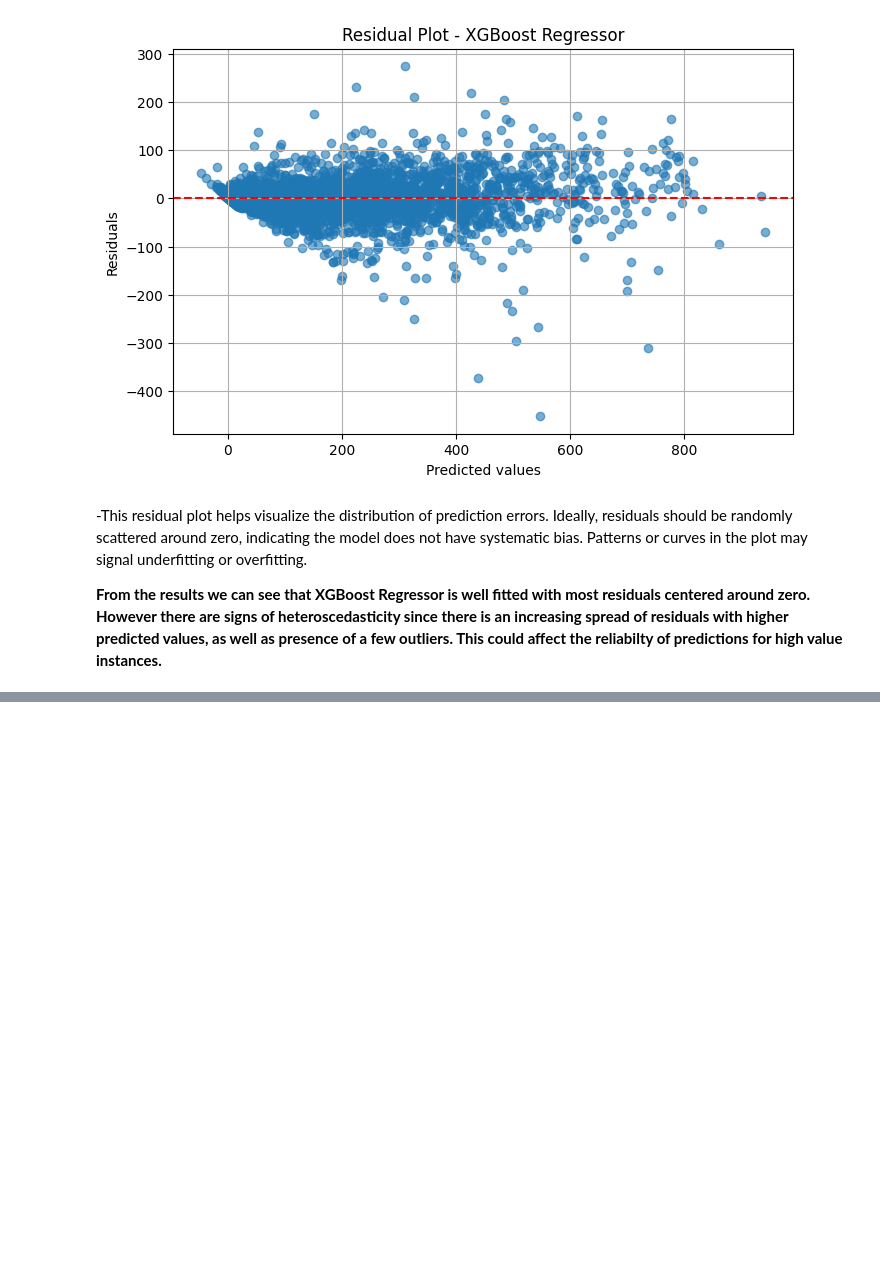
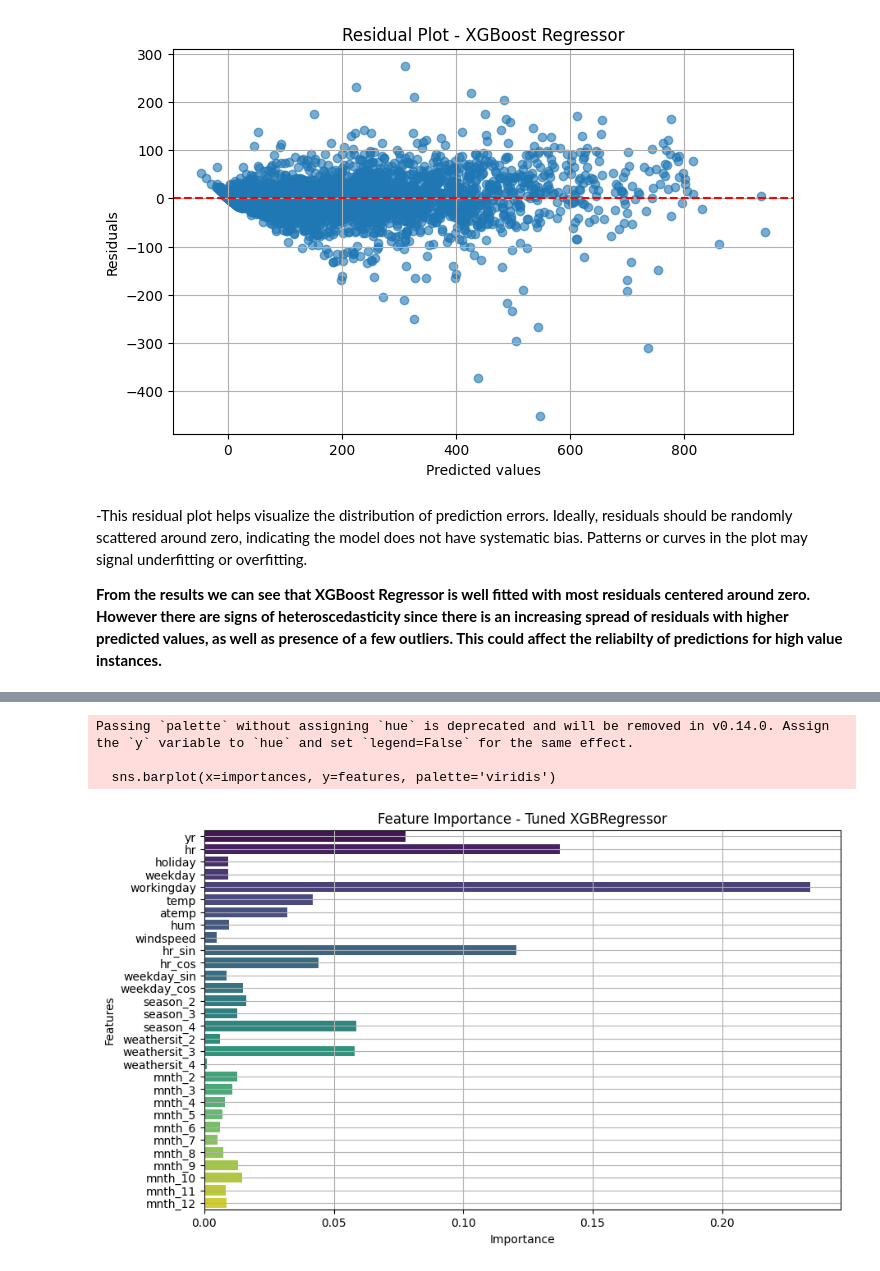
Before and after one commit to FaresQaddoumi/ML-fundamentals-2025, a Jupyter notebook: assignment_2_Fares_AlQadoumi.ipynb, the cells around one changed output, grey strips where cells are left out. Drawn from its saved outputs; the diff is of its cells as text; code cells hidden in the pictures; blank space fills up the shorter version.

```diff
--- a/assignment_2_Fares_AlQadoumi.ipynb
+++ b/assignment_2_Fares_AlQadoumi.ipynb
@@ -477,0 +463,29 @@ plt.show()
+# %%
+from sklearn.model_selection import RandomizedSearchCV
+from sklearn.ensemble import RandomForestRegressor
+import numpy as np
+
+# Define the hyperparameter
+param_dist_rf = {
+    'n_estimators': [100, 200, 300, 400, 500],
+    'max_depth': [None, 10, 20, 30, 40, 50],
+    'min_samples_split': [2, 5, 10],
+    'min_samples_leaf': [1, 2, 4]
+}
+
+
+rf = RandomForestRegressor(random_state=42)
+
+# Initialize randomized search
+rf_random_search = RandomizedSearchCV(
+    estimator=rf,
+    param_distributions=param_dist_rf,
+    n_iter=20,
+    cv=5,
+    scoring='neg_mean_squared_error',
+    random_state=42,
+    n_jobs=-1
+)
+
+# Fit on the training data
+rf_random_search.fit(X_train, y_train)
@@ -477,0 +612,18 @@ plt.show()
+# %%
+# Feature importance from tuned XGB model
+importances = xgb_best.feature_importances_
+features = X_train.columns
+
+# Plot
+plt.figure(figsize=(10, 6))
+sns.barplot(x=importances, y=features, palette='viridis')
+plt.title("Feature Importance - Tuned XGBRegressor")
+plt.xlabel("Importance")
+plt.ylabel("Features")
+plt.grid(True)
+plt.show()
+# %% [output]
+Passing `palette` without assigning `hue` is deprecated and will be removed in v0.14.0. Assign the `y` variable to `hue` and set `legend=False` for the same effect.
+
+  sns.barplot(x=importances, y=features, palette='viridis')
+[figure, added]
```
Also changed, not shown: parts of 20 cells of this notebook.
